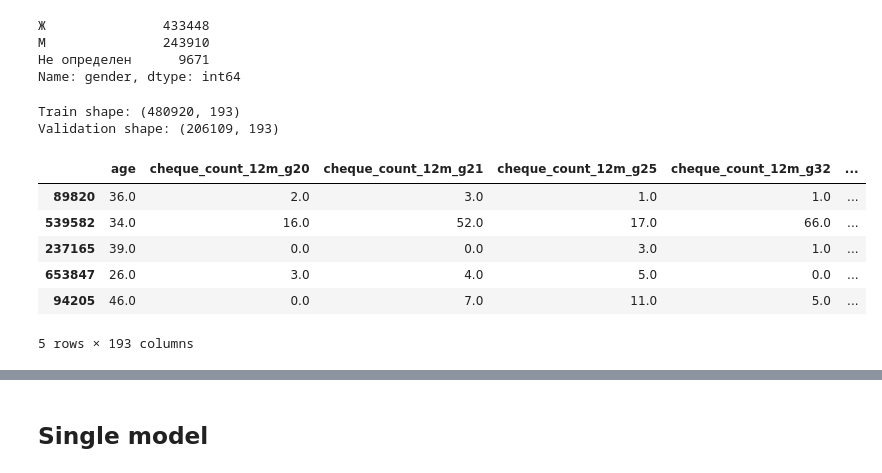
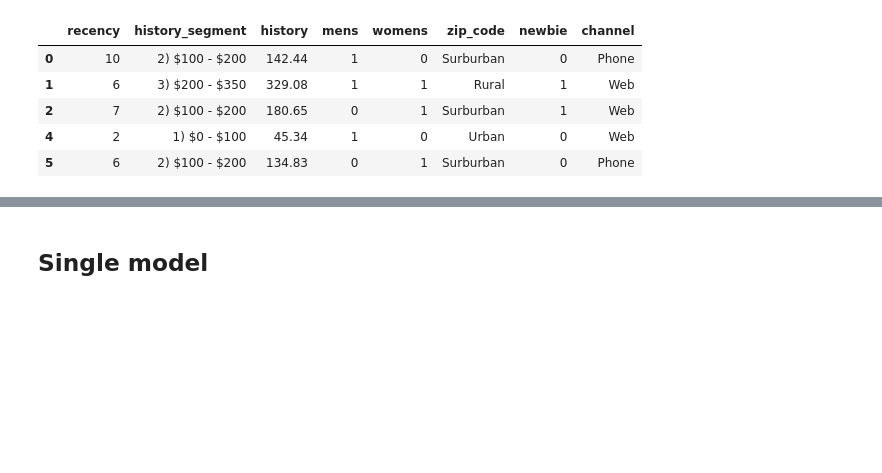
Before and after one commit to versus666jzx/uplift_lab, a Jupyter notebook: src/test.ipynb, the cells around one changed output, grey strips where cells are left out. Saved outputs shown, nothing was run; the diff lists cells and outputs as text; code cells hidden in the pictures; blank space fills up the shorter version.

```diff
--- a/src/test.ipynb
+++ b/src/test.ipynb
@@ -46,43 +11,25 @@ Name: children, dtype: int64
-# %%
-treat_dict = {
-    'test': 1,
-    'control': 0
-}
-
-dataset.treatment = dataset.treatment.map(treat_dict)
-# %%
-dataset.data['gender'] = dataset.data['gender'].fillna(value='Не определен')
-
-print(dataset.data['gender'].value_counts(dropna=False))
-# %% [output]
-Ж               433448
-М               243910
-Не определен      9671
-Name: gender, dtype: int64
-# %%
-stratify_cols = pd.concat([dataset.treatment, dataset.target], axis=1)
-
-X_train, X_val, trmnt_train, trmnt_val, y_train, y_val = train_test_split(
-    dataset.data,
-    dataset.treatment,
-    dataset.target,
-    stratify=stratify_cols,
-    test_size=0.3,
-    random_state=42
-)
-
-print(f"Train shape: {X_train.shape}")
-print(f"Validation shape: {X_val.shape}")
-# %% [output]
-Train shape: (480920, 193)
-Validation shape: (206109, 193)
+# %%
+def get_data() -> tuple[Any, Any, Any]:
+	# получаем датасет
+	dataset = fetch_hillstrom(target_col='visit')
+	dataset, target, treatment = dataset['data'], dataset['target'], dataset['treatment']
+	# выбираем два сегмента
+	dataset = dataset[treatment != 'Mens E-Mail']
+	target = target[treatment != 'Mens E-Mail']
+	treatment = treatment[treatment != 'Mens E-Mail'].map({
+		'Womens E-Mail': 1,
+		'No E-Mail':     0
+	})
+
+	return dataset, target, treatment
+# %%
+data, target, treatment = get_data()
 # %%
-X_val.head()
+data.head()
 # %% [output]
-|  | age | cheque_count_12m_g20 | cheque_count_12m_g21 | cheque_count_12m_g25 | cheque_count_12m_g32 | ... |
-| 89820 | 36.0 | 2.0 | 3.0 | 1.0 | 1.0 | ... |
-| 539582 | 34.0 | 16.0 | 52.0 | 17.0 | 66.0 | ... |
-| 237165 | 39.0 | 0.0 | 0.0 | 3.0 | 1.0 | ... |
-| 653847 | 26.0 | 3.0 | 4.0 | 5.0 | 0.0 | ... |
-| 94205 | 46.0 | 0.0 | 7.0 | 11.0 | 5.0 | ... |
+|  | recency | history_segment | history | mens | womens | zip_code | newbie | channel |
+| 0 | 10 | 2) $100 - $200 | 142.44 | 1 | 0 | Surburban | 0 | Phone |
+| 1 | 6 | 3) $200 - $350 | 329.08 | 1 | 1 | Rural | 1 | Web |
+| 2 | 7 | 2) $100 - $200 | 180.65 | 0 | 1 | Surburban | 1 | Web |
+| 4 | 2 | 1) $0 - $100 | 45.34 | 1 | 0 | Urban | 0 | Web |
+| 5 | 6 | 2) $100 - $200 | 134.83 | 0 | 1 | Surburban | 0 | Phone |
-5 rows × 193 columns
```
Also changed, not shown: parts of 15 cells of this notebook, 2 other files.
